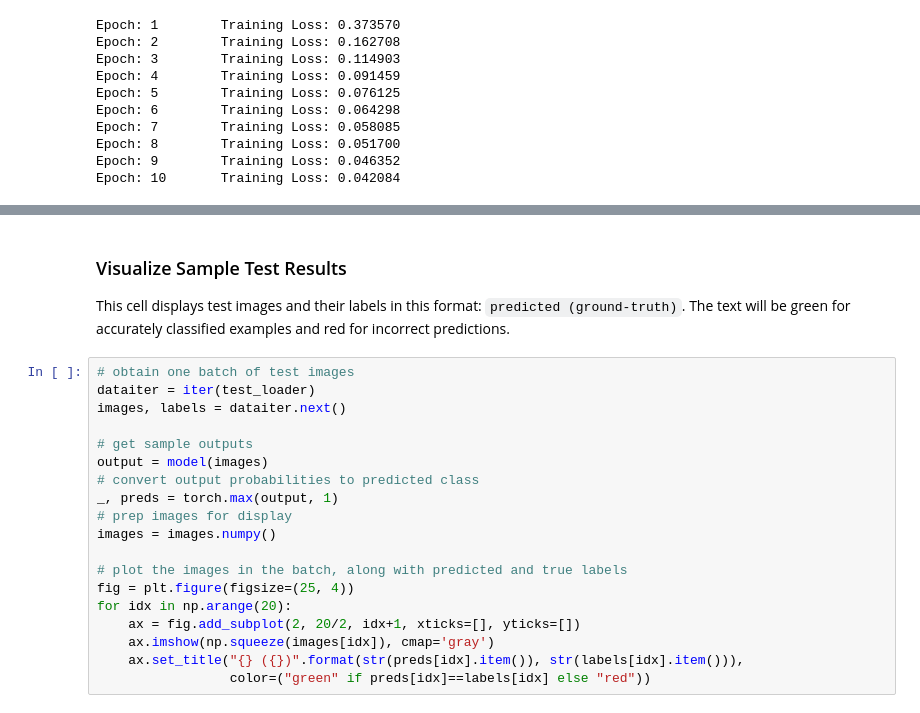
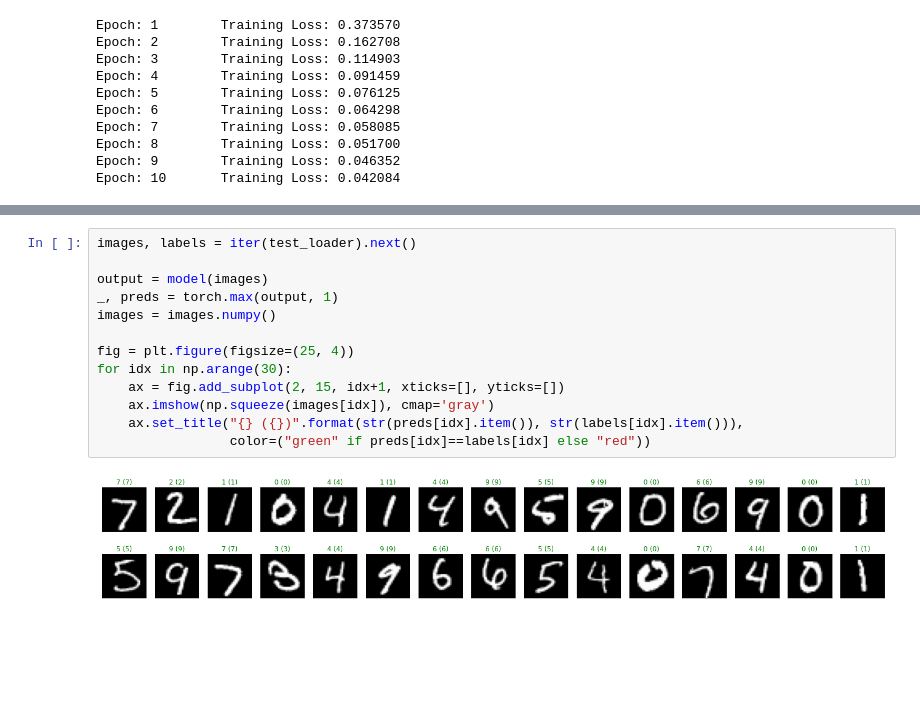
Before and after one commit to itsmeasur/ICG, a Jupyter notebook: ICG_ass_3.ipynb, the cells around one changed output, grey strips where cells are left out. Cells and saved outputs as stored; diff of their text form; blank space fills up the shorter version.

```diff
--- a/ICG_ass_3.ipynb
+++ b/ICG_ass_3.ipynb
@@ -179,23 +178,15 @@ print('\nTest Accuracy (Overall): %2d%% (%2d/%2d)' % (
-# %% [markdown]
-### Visualize Sample Test Results
-
-This cell displays test images and their labels in this format: `predicted (ground-truth)`. The text will be green for accurately classified examples and red for incorrect predictions.
 # %%
-# obtain one batch of test images
-dataiter = iter(test_loader)
-images, labels = dataiter.next()
+images, labels = iter(test_loader).next()
 
-# get sample outputs
 output = model(images)
-# convert output probabilities to predicted class
 _, preds = torch.max(output, 1)
-# prep images for display
 images = images.numpy()
 
-# plot the images in the batch, along with predicted and true labels
 fig = plt.figure(figsize=(25, 4))
-for idx in np.arange(20):
-    ax = fig.add_subplot(2, 20/2, idx+1, xticks=[], yticks=[])
+for idx in np.arange(30):
+    ax = fig.add_subplot(2, 15, idx+1, xticks=[], yticks=[])
     ax.imshow(np.squeeze(images[idx]), cmap='gray')
     ax.set_title("{} ({})".format(str(preds[idx].item()), str(labels[idx].item())),
                  color=("green" if preds[idx]==labels[idx] else "red"))
+# %% [output]
+[figure, added]
```
Also changed, not shown: parts of 2 cells of this notebook.
